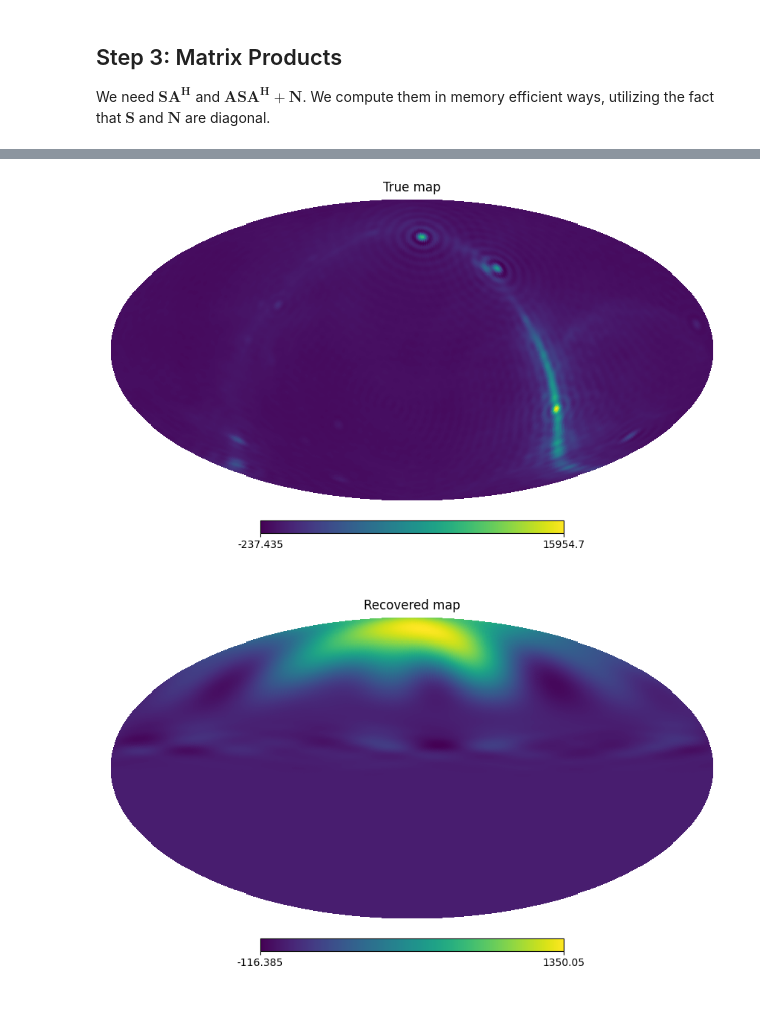
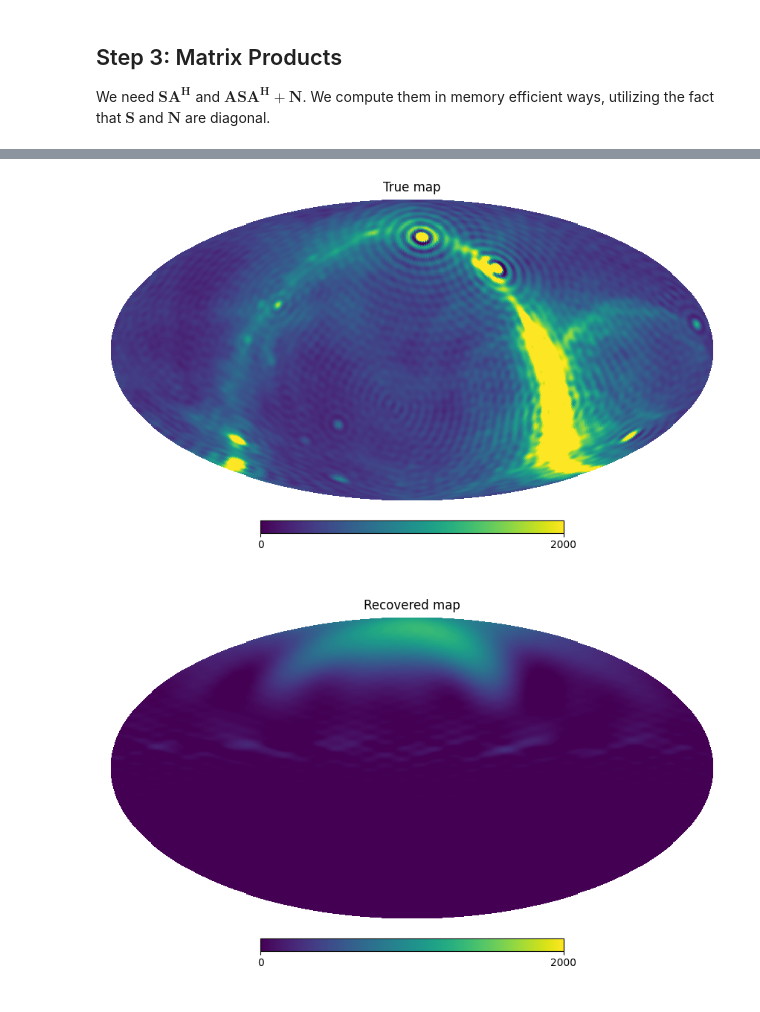
Before and after one commit to MIST-Experiment/mistsim, a Jupyter notebook: notebooks/mapmaking/map_naive.ipynb, the cells around one changed output, grey strips where cells are left out. Saved outputs shown, nothing was run; the diff lists cells and outputs as text; code cells hidden in the pictures.

```diff
--- a/notebooks/mapmaking/map_naive.ipynb
+++ b/notebooks/mapmaking/map_naive.ipynb
@@ -190,0 +91,9 @@ A = sla.LinearOperator(shape, matvec=matvec, rmatvec=rmatvec, dtype=complex)
+# %%
+# create x vector
+sky_alm = sky.compute_alm_eq(world="earth")
+sky_alm = cro.utils.reduce_lmax(sky_alm, lmax)
+sky_alm_hp = s2fft.sampling.reindex.flm_2d_to_hp_fast(sky_alm[0], lmax+1)
+x = sky_alm_hp.reshape(-1, 1)  # col vector
+
+hp.mollview(hp.alm2map(x[:, 0], nside), cbar=True, title="True sky", unit="Temperature [K]", min=0, max=2000)
+plt.show()
@@ -191,5 +102,10 @@ A = sla.LinearOperator(shape, matvec=matvec, rmatvec=rmatvec, dtype=complex)
 # %%
-# check that A works like forward
-y = A@sky_alm_hp
-print(np.allclose(y_func, y))
+y = A@x
+y = y.real
+
+plt.figure()
+plt.plot(times.jd, y[:, 0])
+plt.xlabel("Time [jd]")
+plt.ylabel("Beam-convolved sky temperature [K]")
+plt.show()
 # %% [output]
@@ -198,7 +114,7 @@ True
 ## Step 2: Define N and S
 # %%
 # noise: radiometer
-sigma = y[:, 0] / np.sqrt(1e6)
+sigma = y[:, 0] / np.sqrt(1e9)
 Ndiag = sigma**2  # diag matrix
 
 # prior: thikonov regularization
@@ -228,7 +144,7 @@ SAT_op = sla.LinearOperator(
 )
 # %%
 # build M = ASA^H + N explictly (it's tiny)
-I_m = np.eye(len(Ndiag), dtype=float)
+I_m = np.eye(len(Ndiag), dtype=complex)
 M = np.zeros_like(I_m)
 
 for i in range(len(M)):
@@ -270,8 +186,8 @@ plt.show()
 # %%
-hp.mollview(hp.alm2map(sky_alm_hp[:, 0], nside), title="True map")
+hp.mollview(hp.alm2map(x[:, 0], nside), title="True map", min=0, max=2000)
 plt.show()
-hp.mollview(hp.alm2map(xhat[:, 0], nside), title="Recovered map")
+hp.mollview(hp.alm2map(xhat[:, 0], nside), title="Recovered map", min=0, max=2000)
 plt.show()
 # %% [output]
-[figure, old version]
+[figure, new version]
-[figure, old version]
+[figure, new version]
```
Also changed, not shown: parts of 8 cells of this notebook.
